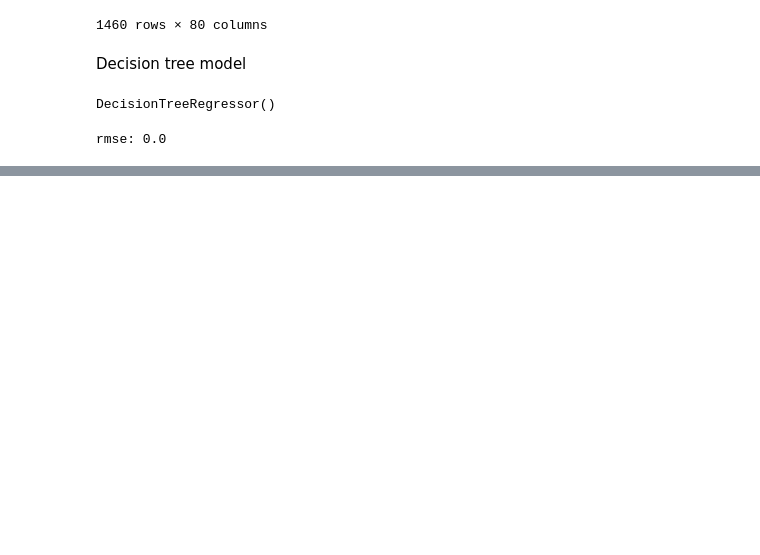
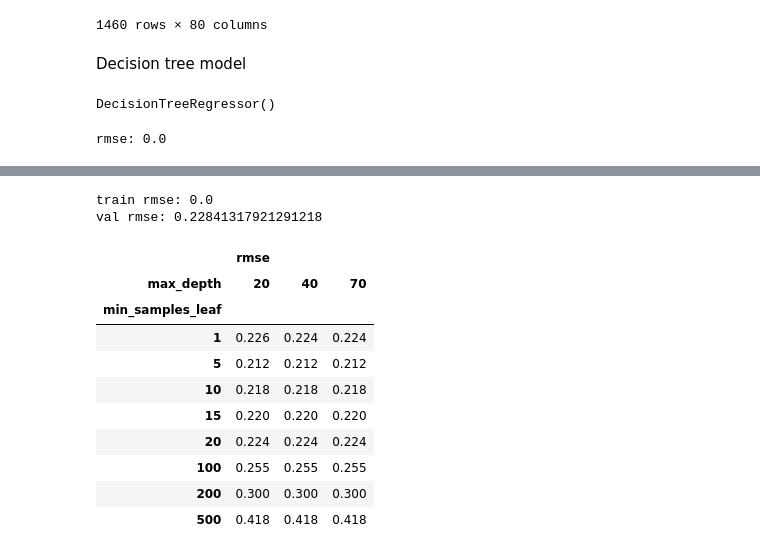
Before and after one commit to sarah-zhan/house_price_prediction, a Jupyter notebook: main.ipynb, the cells around one changed output, grey strips where cells are left out. Cells and saved outputs as stored; diff of their text form; code cells hidden in the pictures; blank space fills up the shorter version.

```diff
--- a/main.ipynb
+++ b/main.ipynb
@@ -262,0 +263,14 @@ plt.show()
+# %%
+# train with max_depth 70
+dt = DecisionTreeRegressor(max_depth=70)
+dt.fit(X_train, y_train)
+y_pred = dt.predict(X_train)
+rmse = np.sqrt(mean_squared_error(y_train, y_pred))
+print(f"train rmse: {rmse}")
+
+y_pred = dt.predict(X_val)
+rmse = np.sqrt(mean_squared_error(y_val, y_pred))
+print(f"val rmse: {rmse}")
+# %% [output]
+train rmse: 0.0
+val rmse: 0.22841317921291218
@@ -262,0 +290,15 @@ plt.show()
+# %%
+df_scores_pivot = df_scores.pivot(index="min_samples_leaf", columns=["max_depth"], values=["rmse"])
+df_scores_pivot.round(3)
+# %% [output]
+|  | rmse |  |  |
+| max_depth | 20 | 40 | 70 |
+| min_samples_leaf |  |  |  |
+| 1 | 0.226 | 0.224 | 0.224 |
+| 5 | 0.212 | 0.212 | 0.212 |
+| 10 | 0.218 | 0.218 | 0.218 |
+| 15 | 0.220 | 0.220 | 0.220 |
+| 20 | 0.224 | 0.224 | 0.224 |
+| 100 | 0.255 | 0.255 | 0.255 |
+| 200 | 0.300 | 0.300 | 0.300 |
+| 500 | 0.418 | 0.418 | 0.418 |
```
Also changed, not shown: parts of 8 cells of this notebook.
